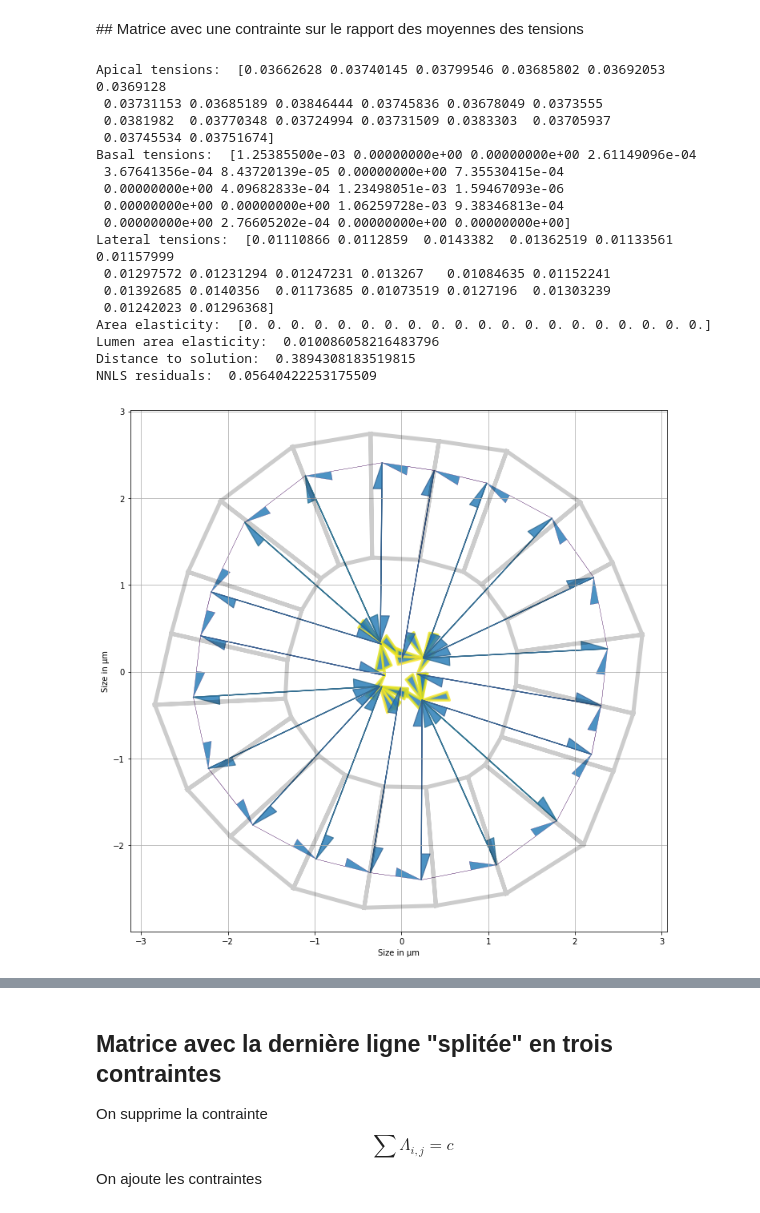
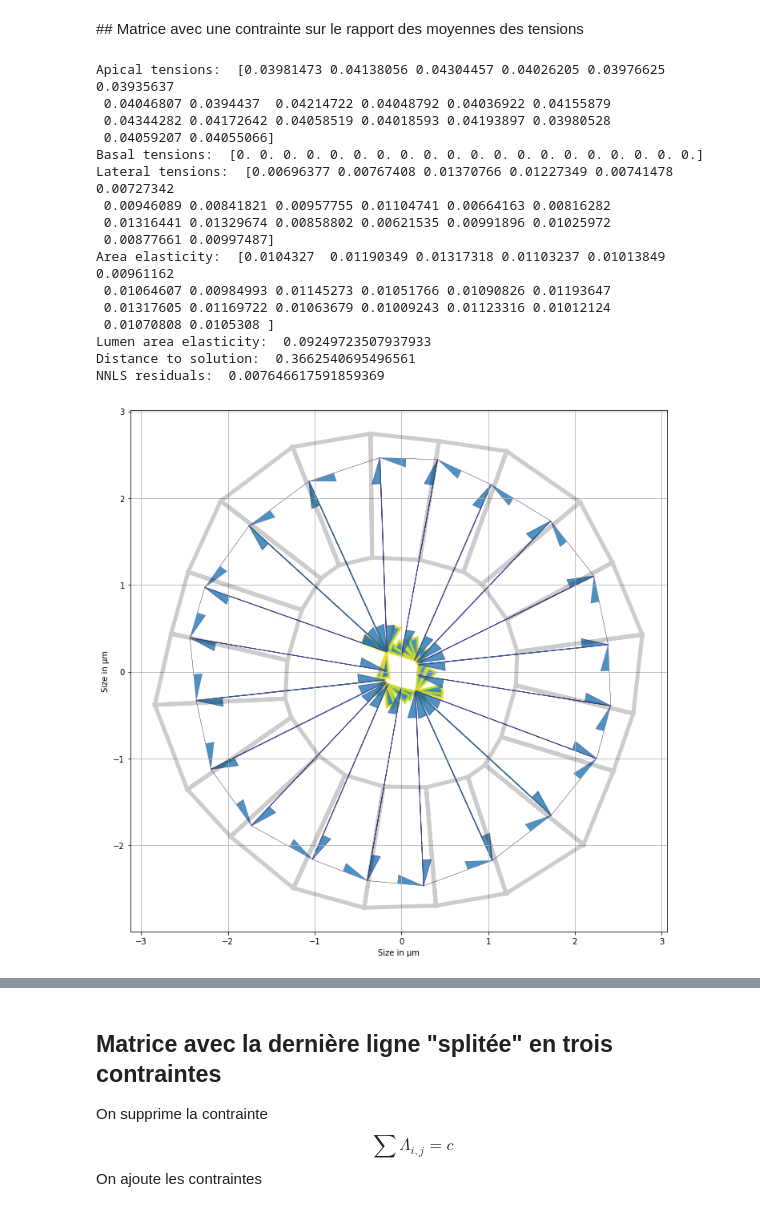
Before and after one commit to felixquinton/tyssue-taylor, a Jupyter notebook: notebooks/reunions/reu_22_02_realistic_mesh_area_MOINS.ipynb, the cells around one changed output, grey strips where cells are left out. Cells and saved outputs as stored; diff of their text form; code cells hidden in the pictures.

```diff
--- a/notebooks/reunions/reu_22_02_realistic_mesh_area_MOINS.ipynb
+++ b/notebooks/reunions/reu_22_02_realistic_mesh_area_MOINS.ipynb
@@ -223,48 +237,50 @@ Standard error : 0.0019345387839601303
 # %%
 matrix = _coef_matrix(organo3, sup_param='areas')
 constant = _right_side(organo3, matrix)
+rapport_lenght = (organo3.edge_df.length[organo3.apical_edges].mean() /
+                  (organo3.edge_df.length[organo3.apical_edges].mean() +
+                   organo3.edge_df.length[organo3.lateral_edges].mean()))
 avg_line1 = np.concatenate((np.ones(organo3.Nf),
                             np.zeros(organo3.Nf),
-                            -3*np.ones(organo3.Nf),
+                            -(1/rapport_lenght)*np.ones(organo3.Nf),
                             np.zeros(organo3.Nf+1)))
 avg_cste = [0]
 matrix = np.vstack((matrix, avg_line1))
 constant = np.concatenate((constant, avg_cste))
 mat_mean_cst, residuals = nnls(matrix, constant)
 organo3_mean_cst = organo3.copy()
 organo3_mean_cst.edge_df.loc[:, 'line_tension'] = prepare_tensions(organo3_mean_cst,
                                                                    mat_mean_cst[:3*organo3.Nf])
 organo3_mean_cst.face_df.loc[:, 'prefered_area'] = organo3_mean_cst.face_df.area + mat_mean_cst[3*organo3.Nf:
                                                                                               4*organo3.Nf]
 organo3_mean_cst.settings['lumen_prefered_vol'] = mat_mean_cst[-1]
 Solver.find_energy_min(organo3_mean_cst, geom, model)
 print_tensions(organo3_mean_cst, organo3)
 print('Apical tensions: ', mat_mean_cst[organo3.apical_edges],
       '\nBasal tensions: ', mat_mean_cst[organo3.basal_edges],
       '\nLateral tensions: ', mat_mean_cst[organo3.lateral_edges[:organo3.Nf]],
       '\nArea elasticity: ', mat_mean_cst[organo3.Nf*3:-1],
       '\nLumen area elasticity: ', mat_mean_cst[-1],
       '\nDistance to solution: ', np.linalg.norm(real_data-mat_mean_cst),
       '\nNNLS residuals: ', residuals)
 # %% [output]
-Apical tensions:  [0.03662628 0.03740145 0.03799546 0.03685802 0.03692053 0.0369128
- 0.03731153 0.03685189 0.03846444 0.03745836 0.03678049 0.0373555
- 0.0381982  0.03770348 0.03724994 0.03731509 0.0383303  0.03705937
- 0.03745534 0.03751674]
-Basal tensions:  [1.25385500e-03 0.00000000e+00 0.00000000e+00 2.61149096e-04
- 3.67641356e-04 8.43720139e-05 0.00000000e+00 7.35530415e-04
- 0.00000000e+00 4.09682833e-04 1.23498051e-03 1.59467093e-06
- 0.00000000e+00 0.00000000e+00 1.06259728e-03 9.38346813e-04
- 0.00000000e+00 2.76605202e-04 0.00000000e+00 0.00000000e+00]
-Lateral tensions:  [0.01110866 0.0112859  0.0143382  0.01362519 0.01133561 0.01157999
- 0.01297572 0.01231294 0.01247231 0.013267   0.01084635 0.01152241
- 0.01392685 0.0140356  0.01173685 0.01073519 0.0127196  0.01303239
- 0.01242023 0.01296368]
-Area elasticity:  [0. 0. 0. 0. 0. 0. 0. 0. 0. 0. 0. 0. 0. 0. 0. 0. 0. 0. 0. 0.]
-Lumen area elasticity:  0.010086058216483796
-Distance to solution:  0.3894308183519815
-NNLS residuals:  0.05640422253175509
+Apical tensions:  [0.03981473 0.04138056 0.04304457 0.04026205 0.03976625 0.03935637
+ 0.04046807 0.0394437  0.04214722 0.04048792 0.04036922 0.04155879
+ 0.04344282 0.04172642 0.04058519 0.04018593 0.04193897 0.03980528
+ 0.04059207 0.04055066]
+Basal tensions:  [0. 0. 0. 0. 0. 0. 0. 0. 0. 0. 0. 0. 0. 0. 0. 0. 0. 0. 0. 0.]
+Lateral tensions:  [0.00696377 0.00767408 0.01370766 0.01227349 0.00741478 0.00727342
+ 0.00946089 0.00841821 0.00957755 0.01104741 0.00664163 0.00816282
+ 0.01316441 0.01329674 0.00858802 0.00621535 0.00991896 0.01025972
+ 0.00877661 0.00997487]
+Area elasticity:  [0.0104327  0.01190349 0.01317318 0.01103237 0.01013849 0.00961162
+ 0.01064607 0.00984993 0.01145273 0.01051766 0.01090826 0.01193647
+ 0.01317605 0.01169722 0.01063679 0.01009243 0.01123316 0.01012124
+ 0.01070808 0.0105308 ]
+Lumen area elasticity:  0.09249723507937933
+Distance to solution:  0.3662540695496561
+NNLS residuals:  0.007646617591859369
-[figure, old version]
+[figure, new version]
 # %%
 rendering_results(organo3, organo3.edge_df.line_tension[:3*organo3.Nf],
                   mat_mean_cst[:3*organo3.Nf],
```
Also changed, not shown: parts of 10 cells of this notebook, 15 other files.
